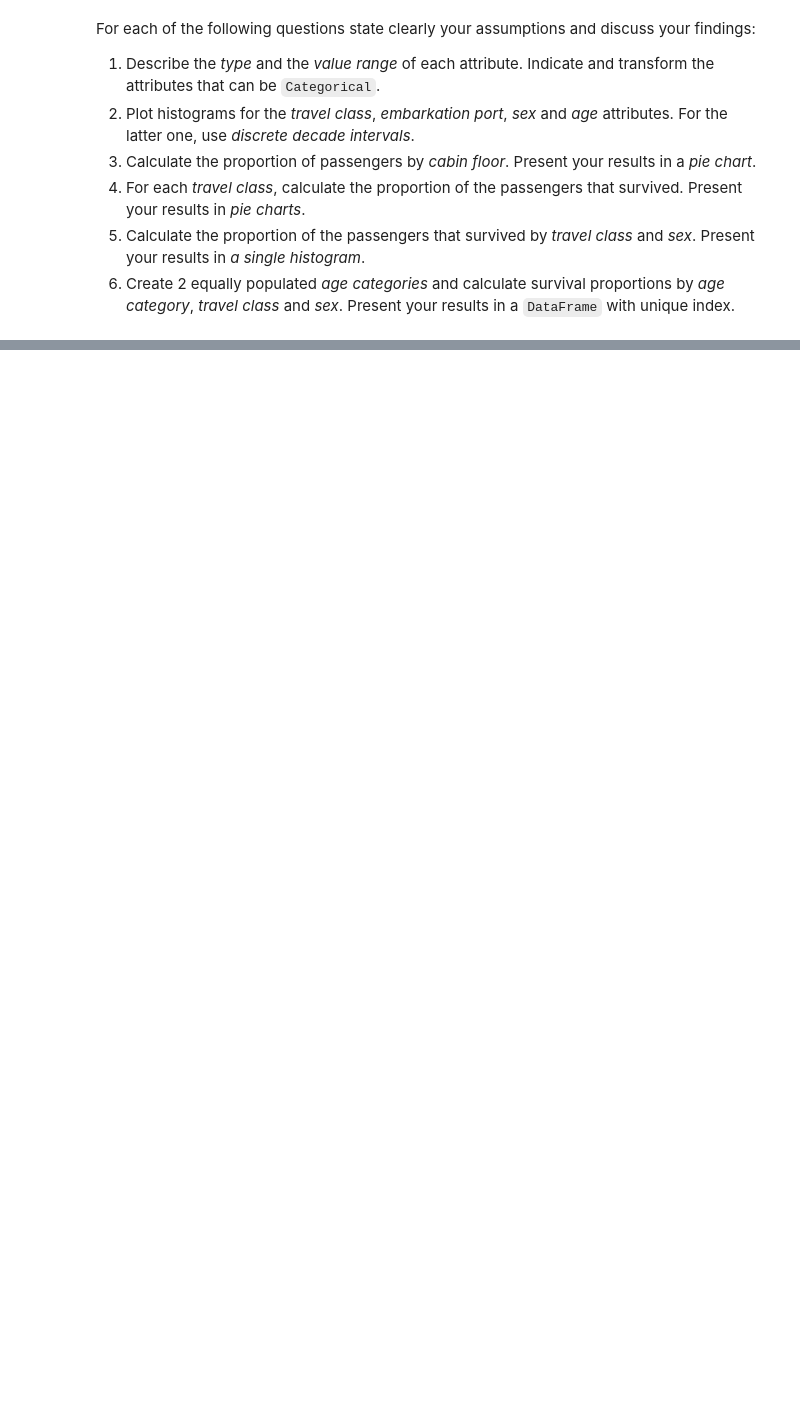
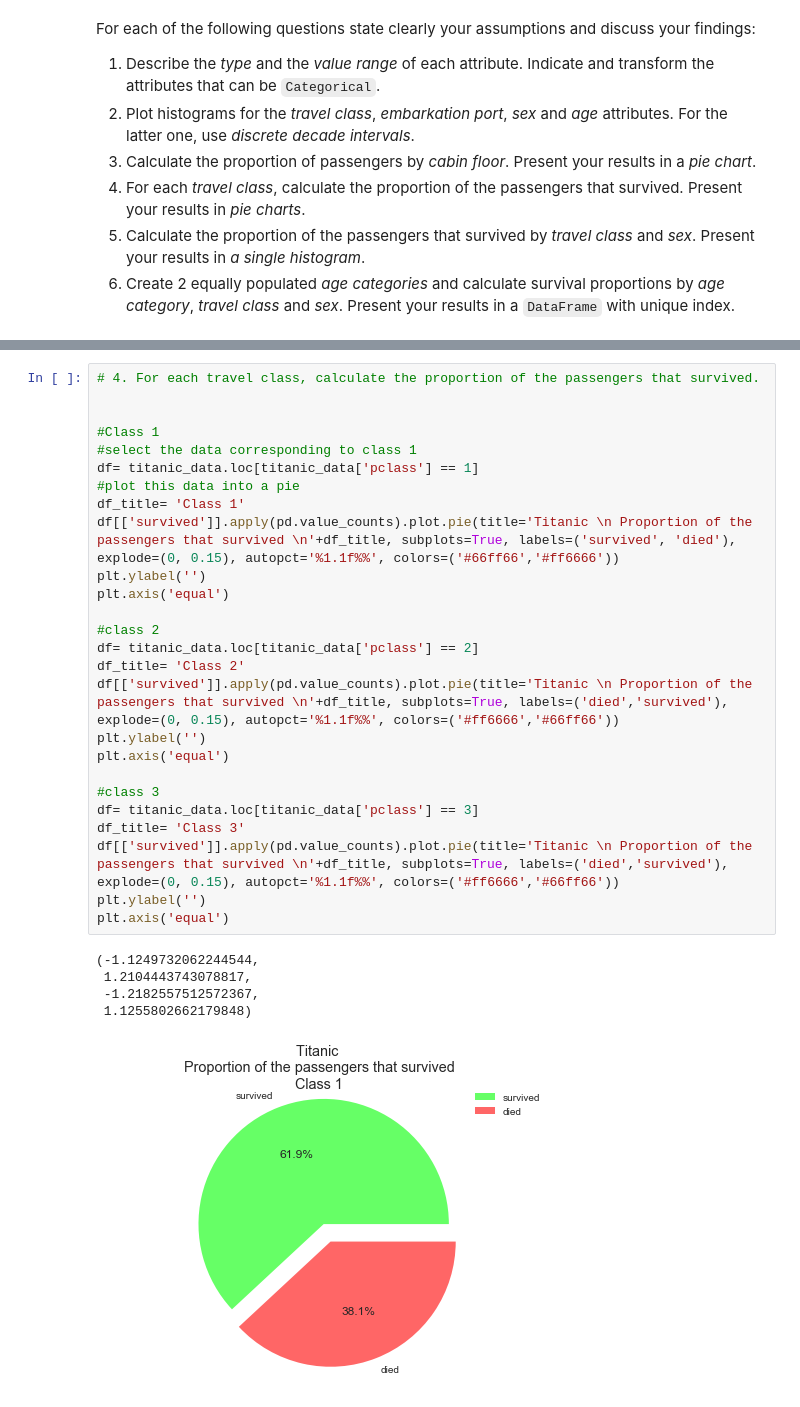
Before and after one commit to adamkozak/ADA2017-project, a Jupyter notebook: Homework/01 - Pandas and Data Wrangling/Homework 1.ipynb, the cells around one changed output, grey strips where cells are left out. Cells and saved outputs as stored; diff of their text form; blank space fills up the shorter version.

```diff
--- a/Homework/01 - Pandas and Data Wrangling/Homework 1.ipynb
+++ b/Homework/01 - Pandas and Data Wrangling/Homework 1.ipynb
@@ -107,0 +217,32 @@ For each of the following questions state clearly your assumptions and discuss y
+# %%
+# 4. For each travel class, calculate the proportion of the passengers that survived.
+
+
+#Class 1
+#select the data corresponding to class 1
+df= titanic_data.loc[titanic_data['pclass'] == 1]
+#plot this data into a pie
+df_title= 'Class 1'
+df[['survived']].apply(pd.value_counts).plot.pie(title='Titanic \n Proportion of the passengers that survived \n'+df_title, subplots=True, labels=('survived', 'died'), explode=(0, 0.15), autopct='%1.1f%%', colors=('#66ff66','#ff6666'))
+plt.ylabel('')
+plt.axis('equal')
+
+#class 2
+df= titanic_data.loc[titanic_data['pclass'] == 2]
+df_title= 'Class 2'
+df[['survived']].apply(pd.value_counts).plot.pie(title='Titanic \n Proportion of the passengers that survived \n'+df_title, subplots=True, labels=('died','survived'), explode=(0, 0.15), autopct='%1.1f%%', colors=('#ff6666','#66ff66'))
+plt.ylabel('')
+plt.axis('equal')
+
+#class 3
+df= titanic_data.loc[titanic_data['pclass'] == 3]
+df_title= 'Class 3'
+df[['survived']].apply(pd.value_counts).plot.pie(title='Titanic \n Proportion of the passengers that survived \n'+df_title, subplots=True, labels=('died','survived'), explode=(0, 0.15), autopct='%1.1f%%', colors=('#ff6666','#66ff66'))
+plt.ylabel('')
+plt.axis('equal')
+# %% [output]
+(-1.1249732062244544,
+ 1.2104443743078817,
+ -1.2182557512572367,
+ 1.1255802662179848)
+[figure, added]
```
Also changed, not shown: parts of 10 cells of this notebook.
